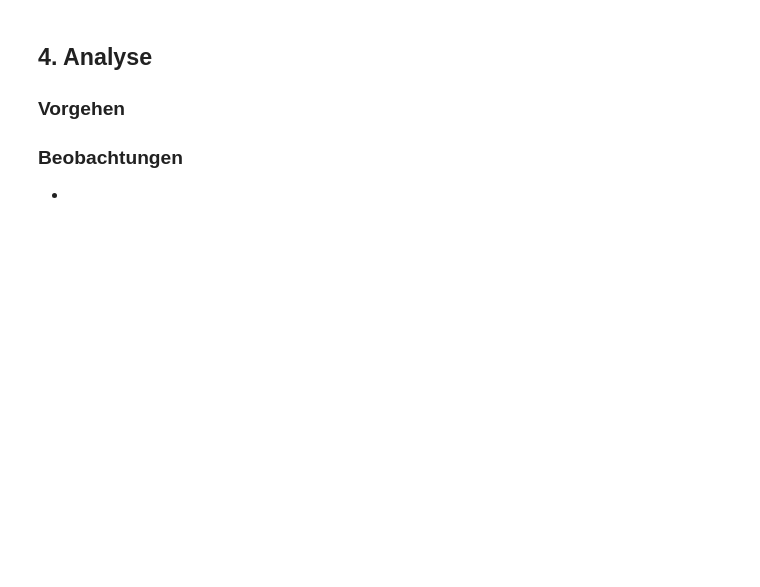
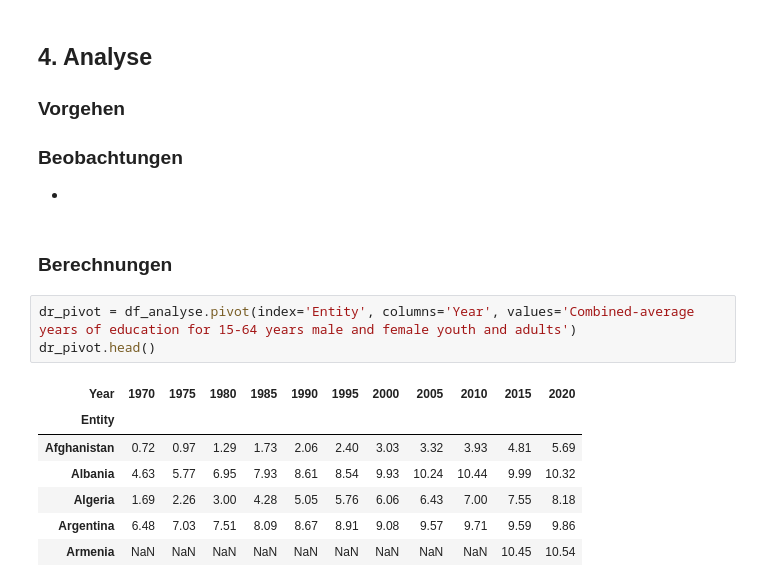
Before and after one commit to GaiaCapoferri/Python-Leistungsnachweis-GDK, a Jupyter notebook: Python Leistungsnachweis.ipynb, the cells around one changed output. Saved outputs shown, nothing was run; the diff lists cells and outputs as text; blank space fills up the shorter version.

Commit message:
Punkt 4 Berechnungen bis Cell 5

```diff
--- a/Python Leistungsnachweis.ipynb
+++ b/Python Leistungsnachweis.ipynb
@@ -157,3 +157,16 @@ g.legend()
 
 ### Beobachtungen
 -
+# %% [markdown]
+### Berechnungen
+# %%
+dr_pivot = df_analyse.pivot(index='Entity', columns='Year', values='Combined-average years of education for 15-64 years male and female youth and adults')
+dr_pivot.head()
+# %% [output]
+| Year | 1970 | 1975 | 1980 | 1985 | 1990 | 1995 | 2000 | 2005 | 2010 | 2015 | 2020 |
+| Entity |  |  |  |  |  |  |  |  |  |  |  |
+| Afghanistan | 0.72 | 0.97 | 1.29 | 1.73 | 2.06 | 2.40 | 3.03 | 3.32 | 3.93 | 4.81 | 5.69 |
+| Albania | 4.63 | 5.77 | 6.95 | 7.93 | 8.61 | 8.54 | 9.93 | 10.24 | 10.44 | 9.99 | 10.32 |
+| Algeria | 1.69 | 2.26 | 3.00 | 4.28 | 5.05 | 5.76 | 6.06 | 6.43 | 7.00 | 7.55 | 8.18 |
+| Argentina | 6.48 | 7.03 | 7.51 | 8.09 | 8.67 | 8.91 | 9.08 | 9.57 | 9.71 | 9.59 | 9.86 |
+| Armenia | NaN | NaN | NaN | NaN | NaN | NaN | NaN | NaN | NaN | 10.45 | 10.54 |
```
Also changed, not shown: parts of 5 cells of this notebook.
